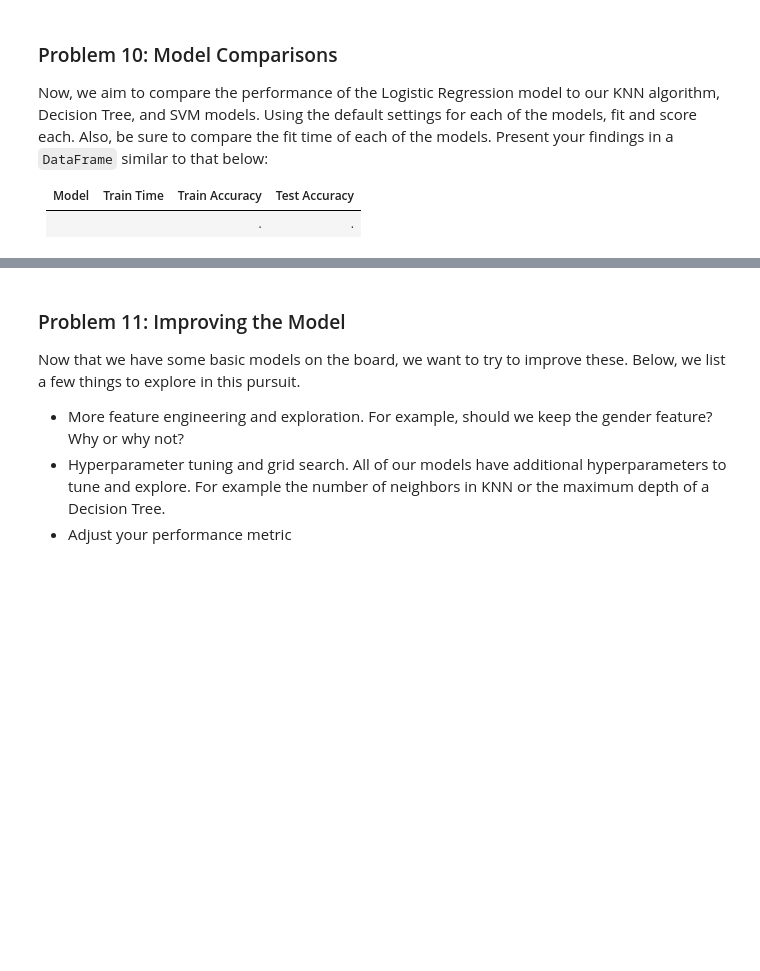
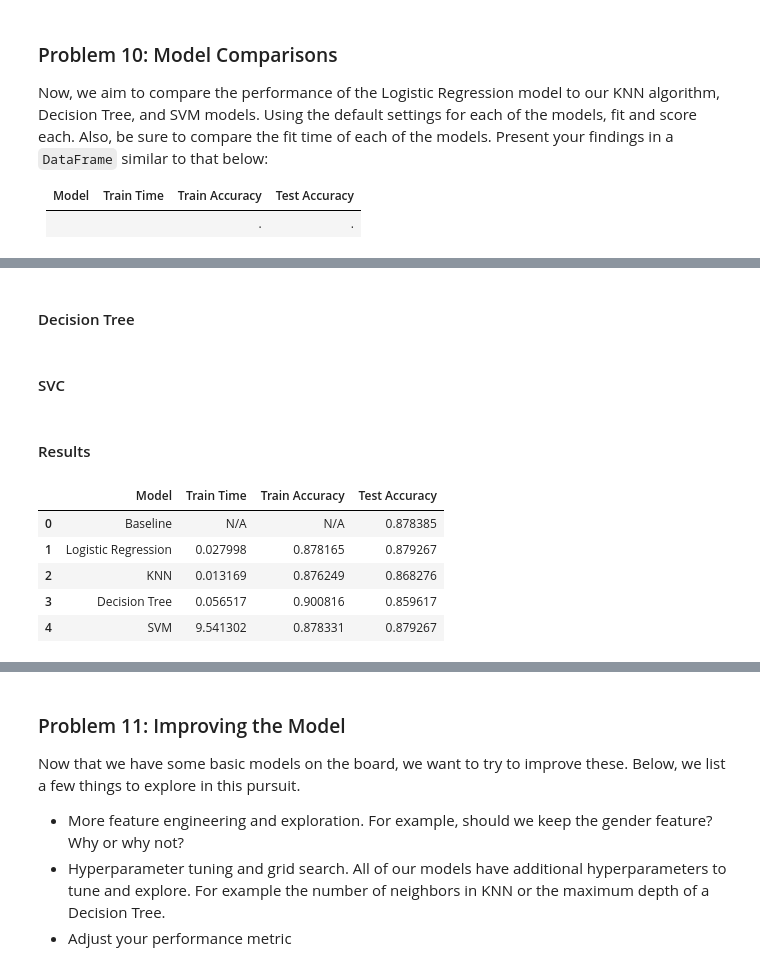
Before and after one commit to jheberer/Berkeley-Profession-Certificate-in-ML---Assignment-3, a Jupyter notebook: classifiers.ipynb, the cells around one changed output, grey strips where cells are left out. Cells and saved outputs as stored; diff of their text form; code cells hidden in the pictures; blank space fills up the shorter version.

```diff
--- a/classifiers.ipynb
+++ b/classifiers.ipynb
@@ -446,0 +479,5 @@ Before we build our first model, we want to establish a baseline.  What is the b
+# %%
+# find the majority class
+majority_class = target.mode().iloc[0]
+baseline_accuracy = (target == majority_class).mean()
+print(f'Baseline accuracy: {baseline_accuracy}')
@@ -462,0 +564,2 @@ Now, we aim to compare the performance of the Logistic Regression model to our K
+# %% [markdown]
+#### Decision Tree
@@ -462,0 +587,2 @@ Now, we aim to compare the performance of the Logistic Regression model to our K
+# %% [markdown]
+#### SVC
@@ -462,0 +610,18 @@ Now, we aim to compare the performance of the Logistic Regression model to our K
+# %% [markdown]
+#### Results
+# %%
+results_df = pd.DataFrame({
+    'Model':         ['Baseline', 'Logistic Regression', 'KNN', 'Decision Tree', 'SVM'],
+    'Train Time':    ['N/A', logreg_train_time, knn_train_time, dt_train_time, svc_train_time],
+    'Train Accuracy':['N/A', logreg_train_accuracy, knn_train_accuracy, dt_train_accuracy, svc_train_accuracy],
+    'Test Accuracy': [baseline_accuracy, logreg_test_accuracy, knn_test_accuracy, dt_test_accuracy, svc_test_accuracy]
+})
+
+results_df
+# %% [output]
+|  | Model | Train Time | Train Accuracy | Test Accuracy |
+| 0 | Baseline | N/A | N/A | 0.878385 |
+| 1 | Logistic Regression | 0.027998 | 0.878165 | 0.879267 |
+| 2 | KNN | 0.013169 | 0.876249 | 0.868276 |
+| 3 | Decision Tree | 0.056517 | 0.900816 | 0.859617 |
+| 4 | SVM | 9.541302 | 0.878331 | 0.879267 |
```
Also changed, not shown: parts of 32 cells of this notebook.
